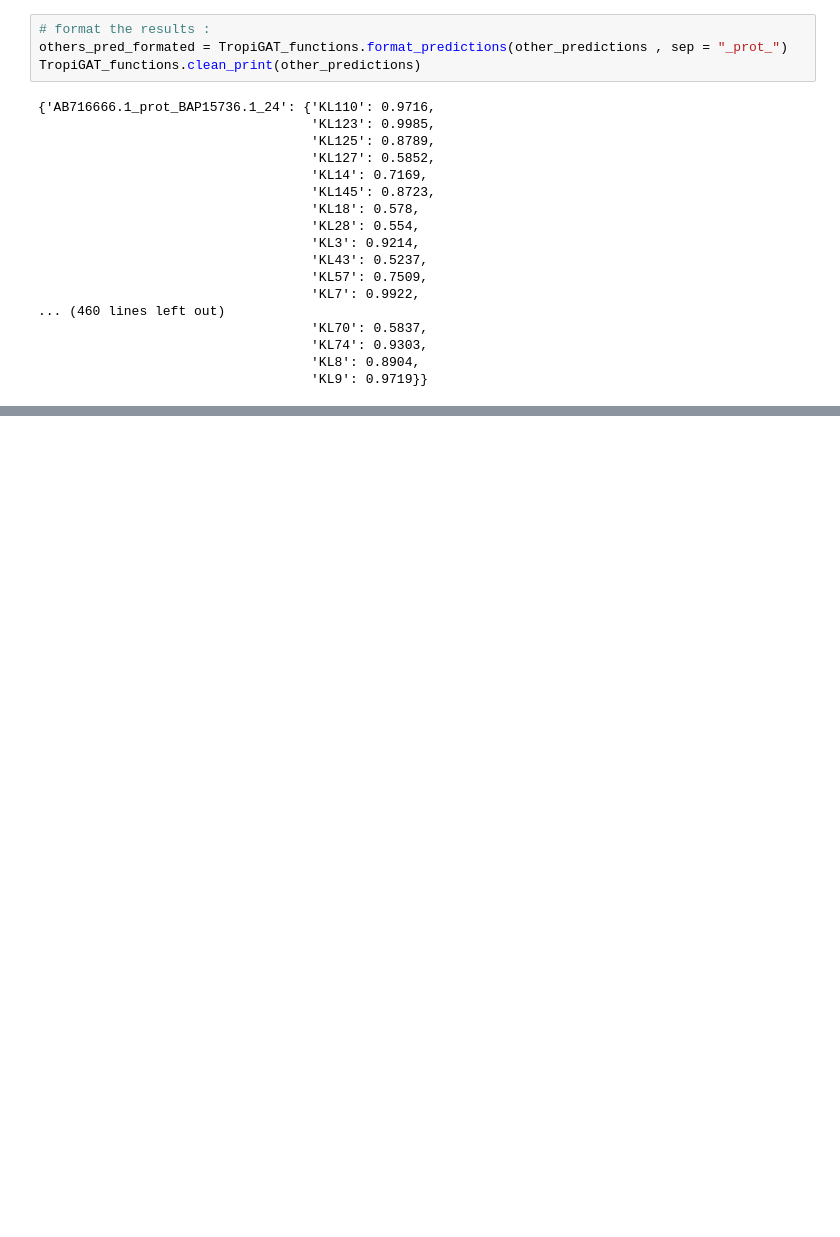
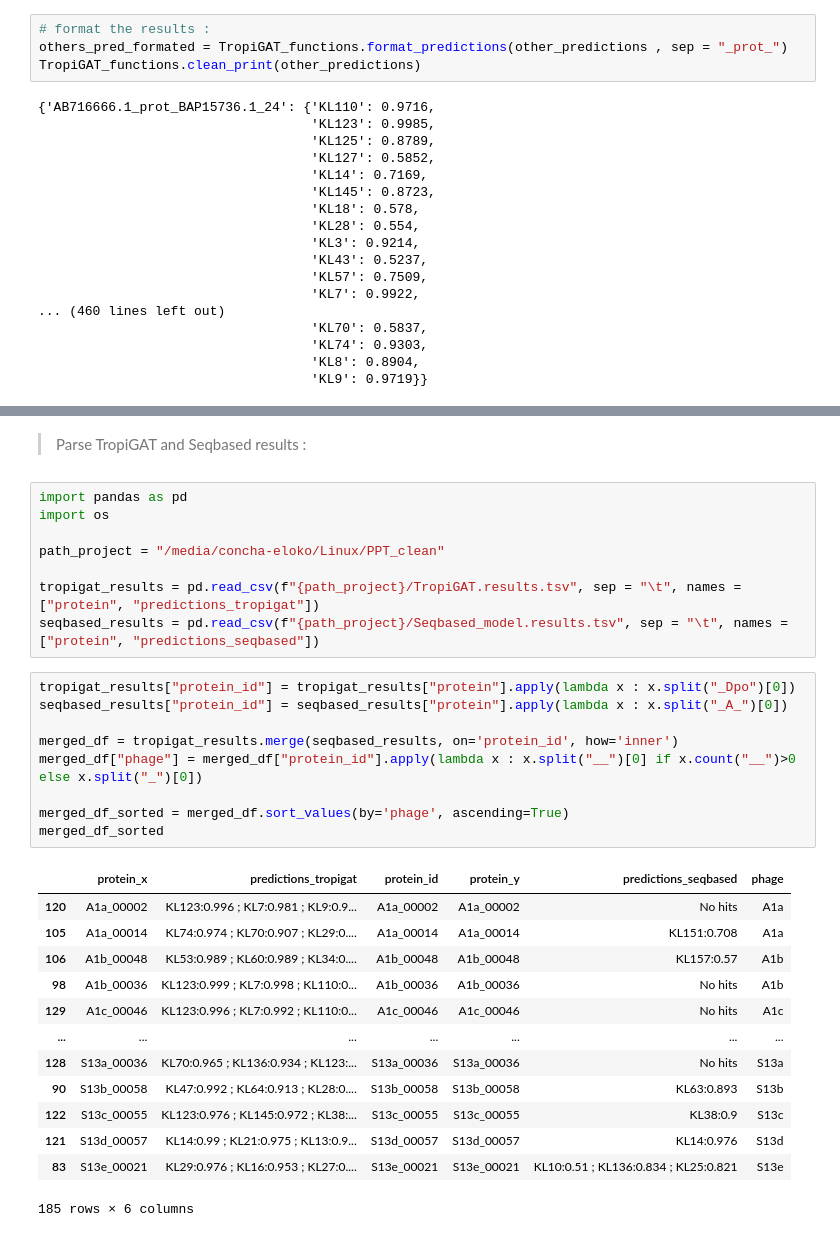
Before and after one commit to conchaeloko/Klebsiella_TropiSEARCH, a Jupyter notebook: scripts/Ensemble_TropiGAT/I2.Make_predictions.ipynb, the cells around one changed output, grey strips where cells are left out. Cells and saved outputs as stored; diff of their text form; blank space fills up the shorter version.

Commit message:
tropigat predictions

```diff
--- a/scripts/Ensemble_TropiGAT/I2.Make_predictions.ipynb
+++ b/scripts/Ensemble_TropiGAT/I2.Make_predictions.ipynb
@@ -370,0 +419,33 @@ TropiGAT_functions.clean_print(other_predictions)
+# %% [markdown]
+> Parse TropiGAT and Seqbased results :
+# %%
+import pandas as pd
+import os
+
+path_project = "/media/concha-eloko/Linux/PPT_clean"
+
+tropigat_results = pd.read_csv(f"{path_project}/TropiGAT.results.tsv", sep = "\t", names = ["protein", "predictions_tropigat"])
+seqbased_results = pd.read_csv(f"{path_project}/Seqbased_model.results.tsv", sep = "\t", names = ["protein", "predictions_seqbased"])
+# %%
+tropigat_results["protein_id"] = tropigat_results["protein"].apply(lambda x : x.split("_Dpo")[0])
+seqbased_results["protein_id"] = seqbased_results["protein"].apply(lambda x : x.split("_A_")[0])
+
+merged_df = tropigat_results.merge(seqbased_results, on='protein_id', how='inner')
+merged_df["phage"] = merged_df["protein_id"].apply(lambda x : x.split("__")[0] if x.count("__")>0 else x.split("_")[0])
+
+merged_df_sorted = merged_df.sort_values(by='phage', ascending=True)
+merged_df_sorted
+# %% [output]
+|  | protein_x | predictions_tropigat | protein_id | protein_y | predictions_seqbased | phage |
+| 120 | A1a_00002 | KL123:0.996 ; KL7:0.981 ; KL9:0.9... | A1a_00002 | A1a_00002 | No hits | A1a |
+| 105 | A1a_00014 | KL74:0.974 ; KL70:0.907 ; KL29:0.... | A1a_00014 | A1a_00014 | KL151:0.708 | A1a |
+| 106 | A1b_00048 | KL53:0.989 ; KL60:0.989 ; KL34:0.... | A1b_00048 | A1b_00048 | KL157:0.57 | A1b |
+| 98 | A1b_00036 | KL123:0.999 ; KL7:0.998 ; KL110:0... | A1b_00036 | A1b_00036 | No hits | A1b |
+| 129 | A1c_00046 | KL123:0.996 ; KL7:0.992 ; KL110:0... | A1c_00046 | A1c_00046 | No hits | A1c |
+| ... | ... | ... | ... | ... | ... | ... |
+| 128 | S13a_00036 | KL70:0.965 ; KL136:0.934 ; KL123:... | S13a_00036 | S13a_00036 | No hits | S13a |
+| 90 | S13b_00058 | KL47:0.992 ; KL64:0.913 ; KL28:0.... | S13b_00058 | S13b_00058 | KL63:0.893 | S13b |
+| 122 | S13c_00055 | KL123:0.976 ; KL145:0.972 ; KL38:... | S13c_00055 | S13c_00055 | KL38:0.9 | S13c |
+| 121 | S13d_00057 | KL14:0.99 ; KL21:0.975 ; KL13:0.9... | S13d_00057 | S13d_00057 | KL14:0.976 | S13d |
+| 83 | S13e_00021 | KL29:0.976 ; KL16:0.953 ; KL27:0.... | S13e_00021 | S13e_00021 | KL10:0.51 ; KL136:0.834 ; KL25:0.821 | S13e |
+185 rows × 6 columns
```
Also changed, not shown: parts of 7 cells of this notebook, 1 other file.
